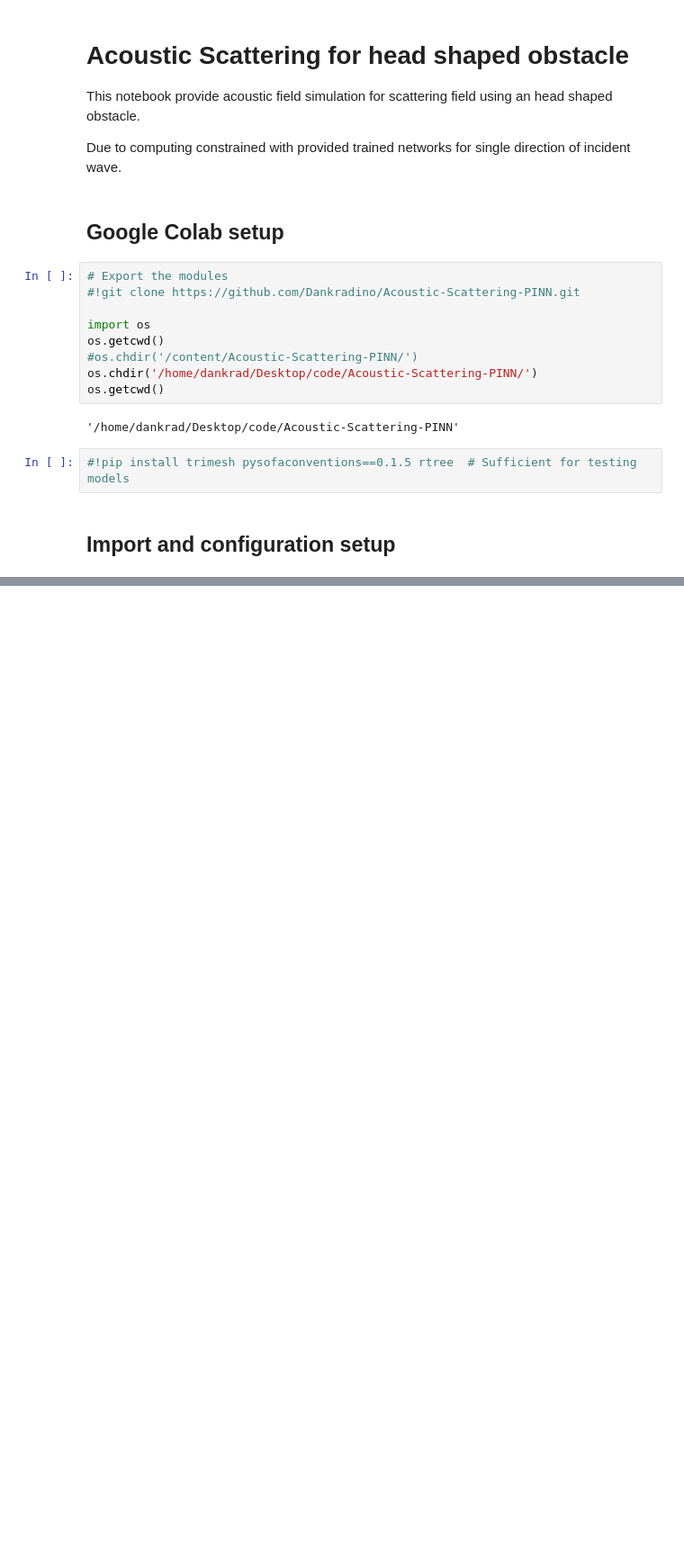
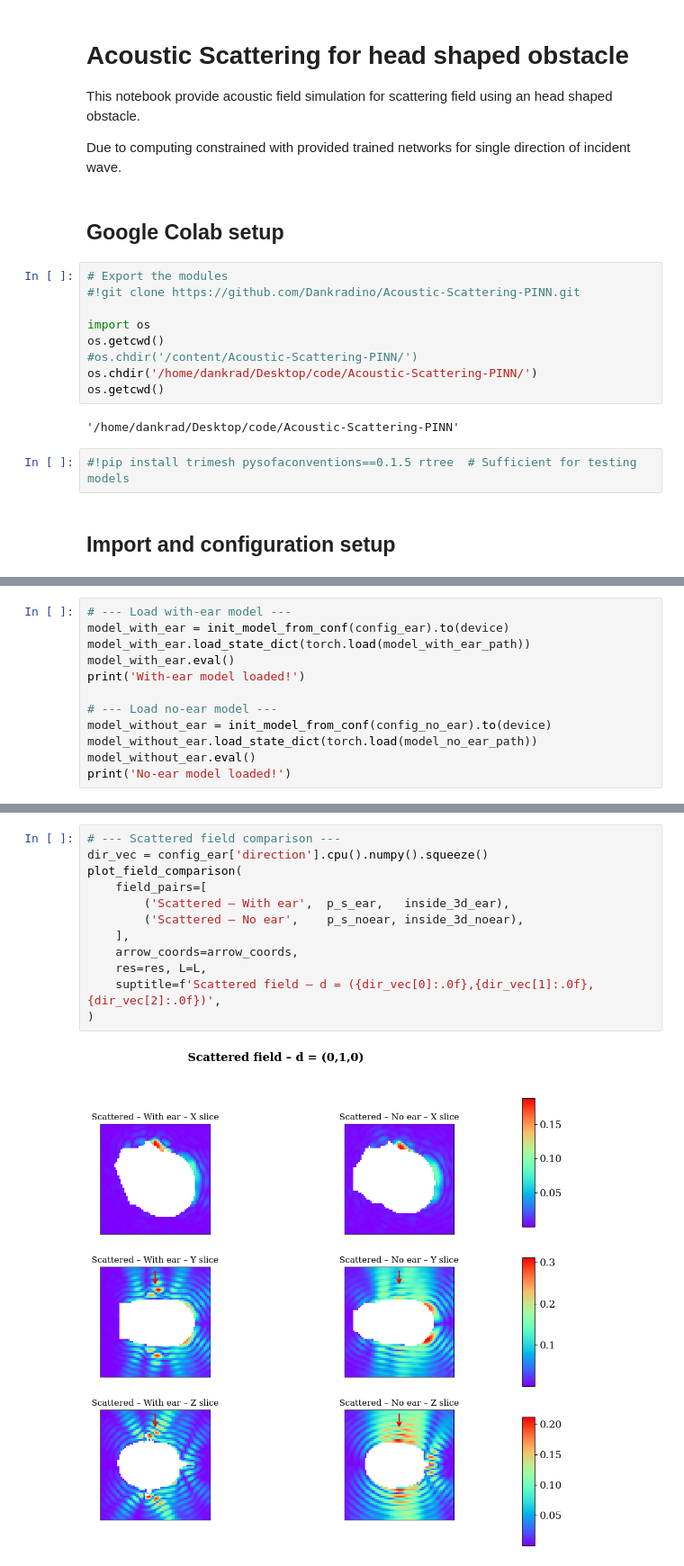
Before and after one commit to Dankradino/Acoustic-Scattering-PINN, a Jupyter notebook: Notebooks/head_filed_visualisation.ipynb, the cells around one changed output, grey strips where cells are left out. Shown at 90% size. Cells and saved outputs as stored; diff of their text form; blank space fills up the shorter version.

```diff
--- a/Notebooks/head_filed_visualisation.ipynb
+++ b/Notebooks/head_filed_visualisation.ipynb
@@ -153,0 +151,12 @@ Reference model loaded!
+# %%
+# --- Load with-ear model ---
+model_with_ear = init_model_from_conf(config_ear).to(device)
+model_with_ear.load_state_dict(torch.load(model_with_ear_path))
+model_with_ear.eval()
+print('With-ear model loaded!')
+
+# --- Load no-ear model ---
+model_without_ear = init_model_from_conf(config_no_ear).to(device)
+model_without_ear.load_state_dict(torch.load(model_no_ear_path))
+model_without_ear.eval()
+print('No-ear model loaded!')
@@ -383,0 +309,14 @@ FileNotFoundError: [Errno 2] No such file or directory: 'checkpoints/hrtf/cfg_fc
+# %%
+# --- Scattered field comparison ---
+dir_vec = config_ear['direction'].cpu().numpy().squeeze()
+plot_field_comparison(
+    field_pairs=[
+        ('Scattered – With ear',  p_s_ear,   inside_3d_ear),
+        ('Scattered – No ear',    p_s_noear, inside_3d_noear),
+    ],
+    arrow_coords=arrow_coords,
+    res=res, L=L,
+    suptitle=f'Scattered field – d = ({dir_vec[0]:.0f},{dir_vec[1]:.0f},{dir_vec[2]:.0f})',
+)
+# %% [output]
+[figure, added]
```
Also changed, not shown: parts of 16 cells of this notebook, 5 other files.
